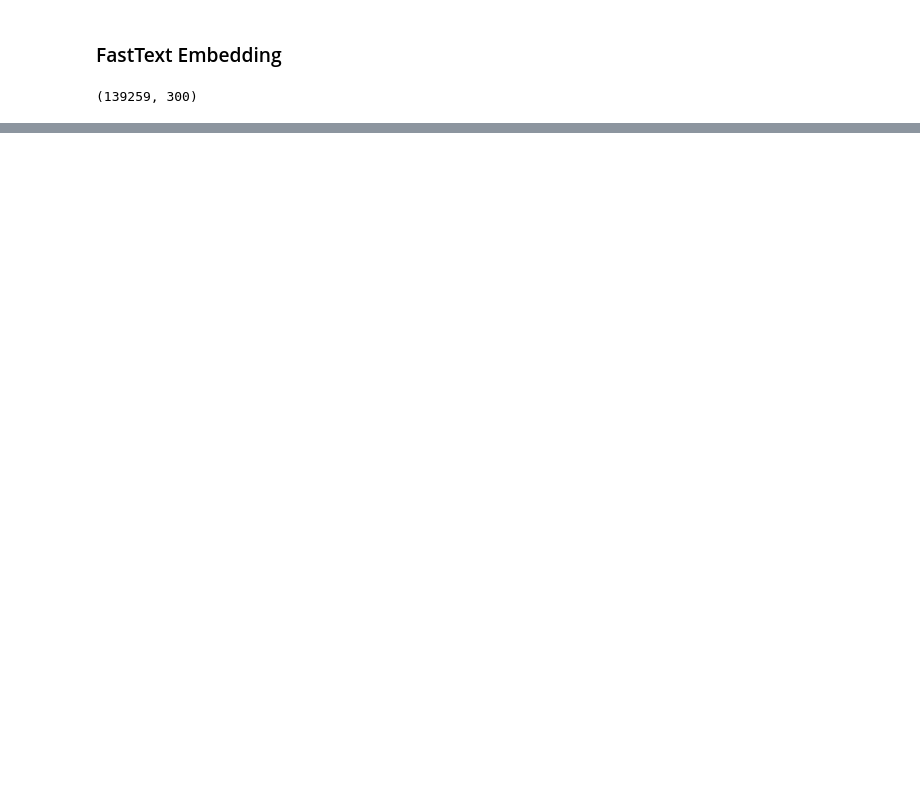
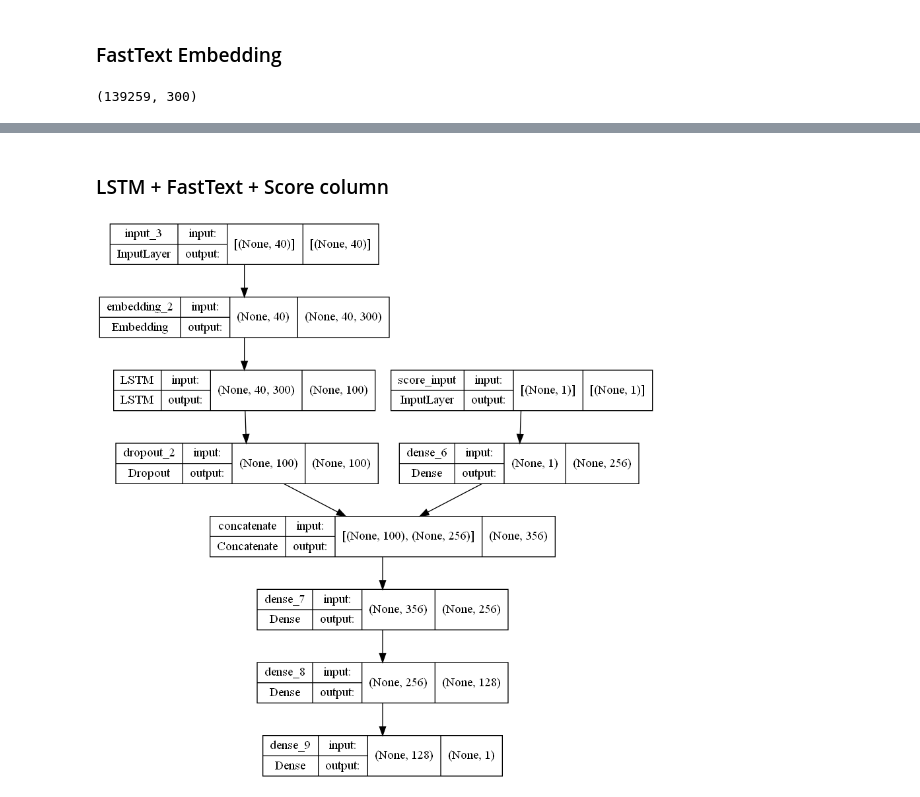
Before and after one commit to amitalokbera/Reddit-Sarcasm-Detection, a Jupyter notebook: notebooks/preprocessing_&_baselinemodel.ipynb, the cells around one changed output, grey strips where cells are left out. Cells and saved outputs as stored; diff of their text form; code cells hidden in the pictures; blank space fills up the shorter version.

Commit message:
baseline model changes

```diff
--- a/notebooks/preprocessing_&_baselinemodel.ipynb
+++ b/notebooks/preprocessing_&_baselinemodel.ipynb
@@ -366,0 +447,30 @@ sns.heatmap(confusion_matrix(ytrue, pred), annot=True, fmt='d')
+# %% [markdown]
+### LSTM + FastText + Score column
+# %%
+input_layer = Input(shape=(CFG.MAX_LEN,))
+embedding_layer = Embedding(input_dim=len(word_index)+1,
+                            output_dim=CFG.EMBEDDING_DIM,
+                            weights=[embedding_matrix],
+                            input_length=CFG.MAX_LEN,
+                            trainable=False)(input_layer)
+lstm_layer = LSTM(100,name='LSTM')(embedding_layer)
+dropout_layer = Dropout(0.2)(lstm_layer)
+
+#take score as input
+input_layer2 = Input(shape=(1,),name='score_input')
+dense_layer2_1 = Dense(units=256, activation='relu')(input_layer2)
+
+#concatenate the two layers
+concat_layer = Concatenate()([dropout_layer, dense_layer2_1])
+
+dense_layer_1 = Dense(units=256, activation='relu')(concat_layer)
+dense_layer_2 = Dense(units=128, activation='relu')(dense_layer_1)
+output_layer = Dense(units=1, activation='sigmoid')(dense_layer_2)
+
+model = Model(inputs=[input_layer,input_layer2], outputs=output_layer)
+model.compile(loss=CFG.LOSS, optimizer=CFG.OPTIMIZER, metrics=['accuracy'])
+# %%
+#plot the model
+tf.keras.utils.plot_model(model, show_shapes=True)
+# %% [output]
+[figure, added]
```
Also changed, not shown: parts of 34 cells of this notebook, 1 other file.
